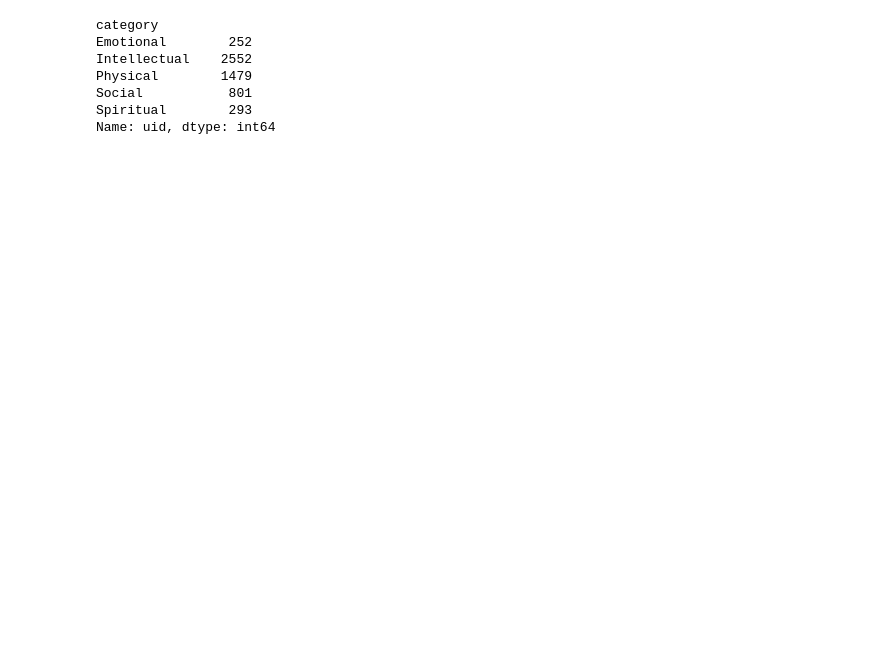
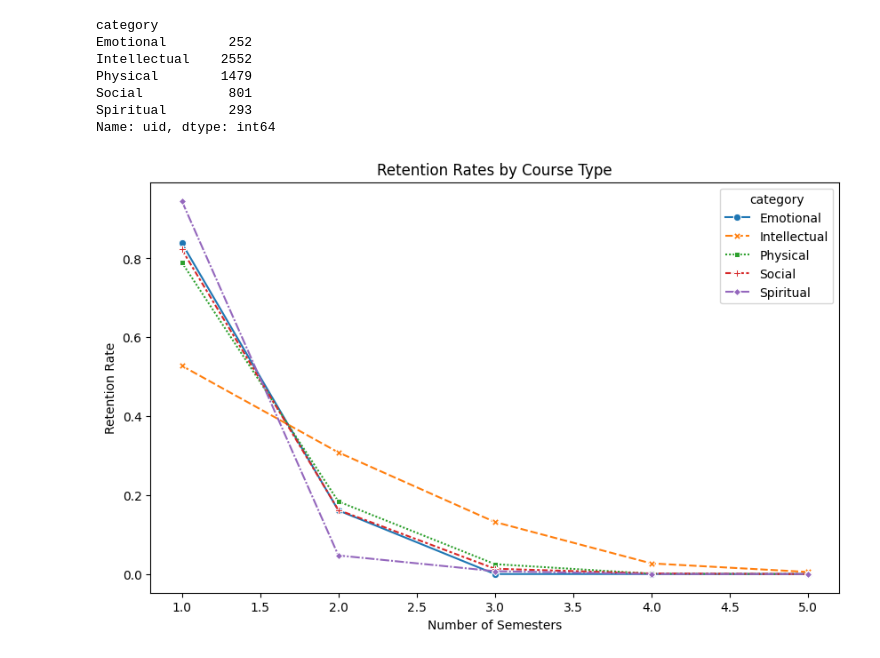
Before and after one commit to Hitstar53/SEVA-SATVA-Course-Analyzer, a Jupyter notebook: analytics/charts.ipynb, the cells around one changed output. Saved outputs shown, nothing was run; the diff lists cells and outputs as text; code cells hidden in the pictures; blank space fills up the shorter version.

```diff
--- a/analytics/charts.ipynb
+++ b/analytics/charts.ipynb
@@ -215,0 +251,4 @@ dtype: int64
+# %%
+enrolments = pd.read_csv('../data/enrolments.csv')
+enrolments.drop(columns='id', inplace=True)
+enrolments.head(10)
@@ -227,3 +398,21 @@ Physical        1479
 Social           801
 Spiritual        293
 Name: uid, dtype: int64
+# %%
+retention_rates = enrolments.groupby(["uid", "category"])["period"].size().reset_index()
+retention_rates = (
+    retention_rates.groupby("category")["period"]
+    .value_counts(normalize=True)
+    .unstack()
+    .fillna(0)
+)
+
+# make a line plot
+plt.figure(figsize=(10, 6))
+sns.lineplot(data=retention_rates.T, markers=True)
+plt.title("Retention Rates by Course Type")
+plt.xlabel("Number of Semesters")
+plt.ylabel("Retention Rate")
+plt.show()
+# %% [output]
+[figure, added]
```
Also changed, not shown: parts of 17 cells of this notebook, 1 other file.
